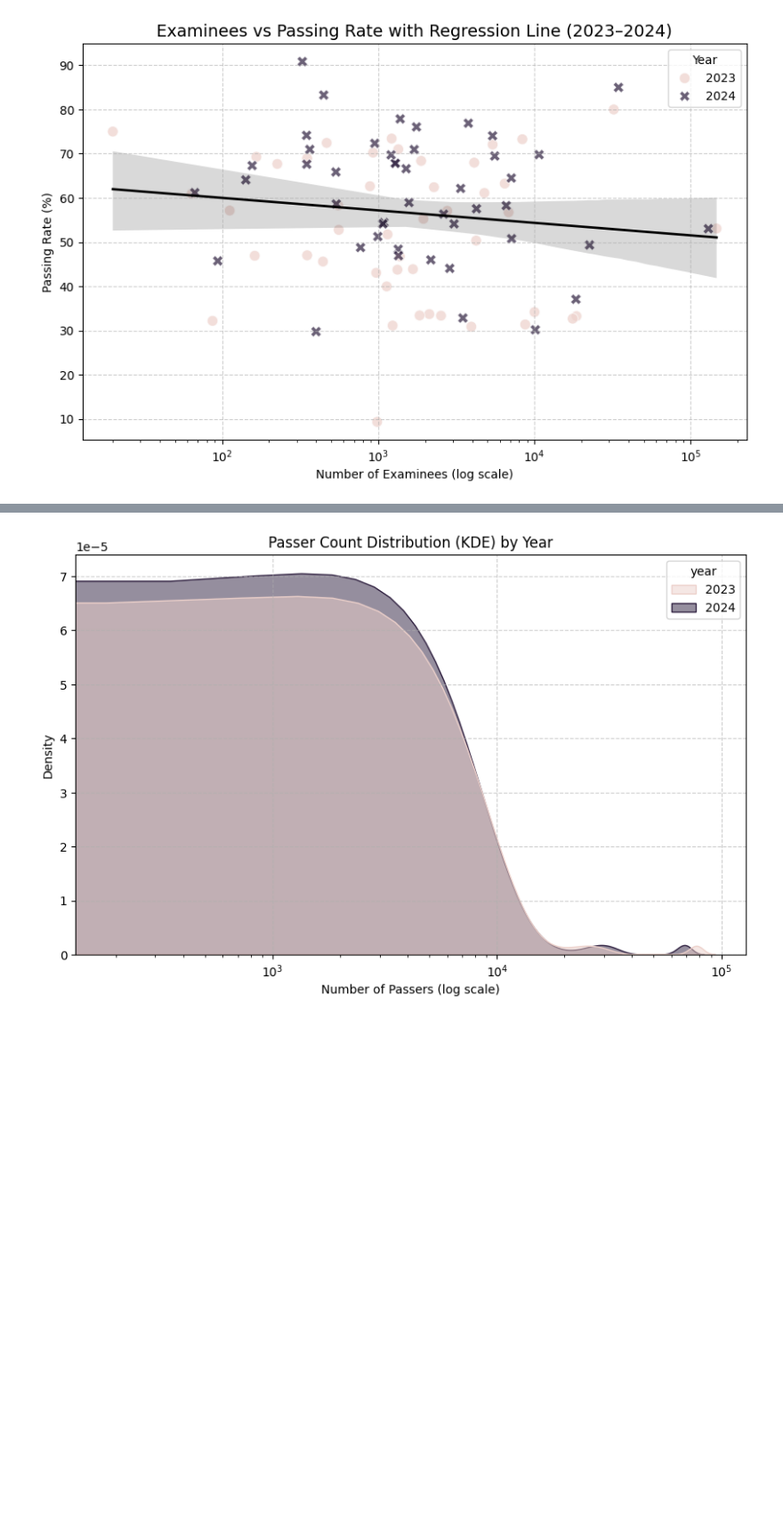
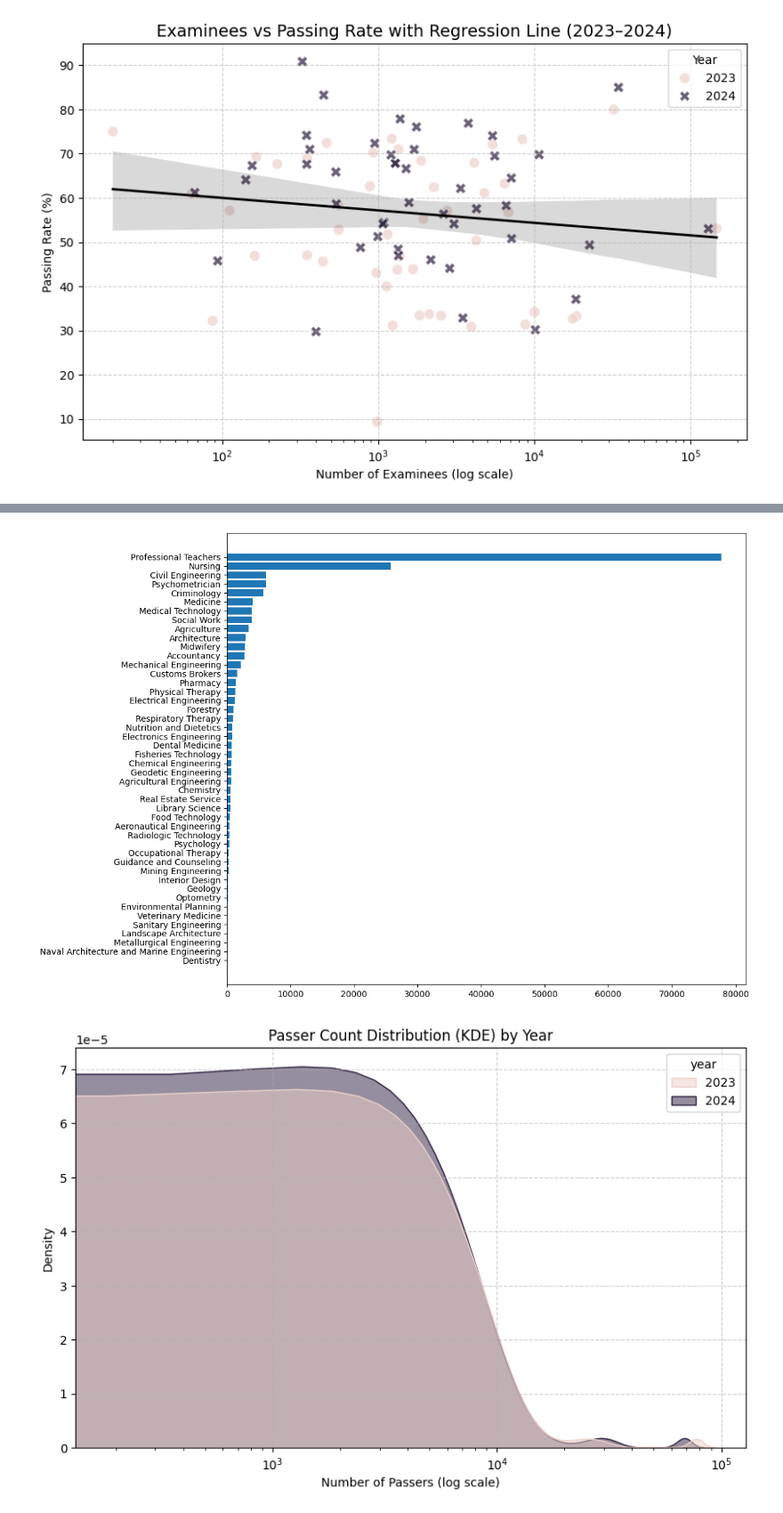
Before and after one commit to BSDSBA-JF/wadwani_intern, a Jupyter notebook: 01_mca_job_list/EDCOM/PRC EDA.ipynb, the cells around one changed output, grey strips where cells are left out. Shown at 89% size. Cells and saved outputs as stored; diff of their text form; code cells hidden in the pictures; blank space fills up the shorter version.

```diff
--- a/01_mca_job_list/EDCOM/PRC EDA.ipynb
+++ b/01_mca_job_list/EDCOM/PRC EDA.ipynb
@@ -174,3 +207,13 @@ plt.show()
+# %%
+df_2023.sort_values(by='passers', inplace=True)
+plt.figure(figsize=(12, 8))
+plt.barh(width=df_2023['passers'],
+         y=df_2023['job_sector'])
+#plt.xscale('log')
+
+plt.tight_layout()
+# %% [output]
+[figure, added]
 # %%
 plt.figure(figsize=(10,6))
 sns.kdeplot(
```
Also changed, not shown: parts of 3 cells of this notebook, 6 other files.
